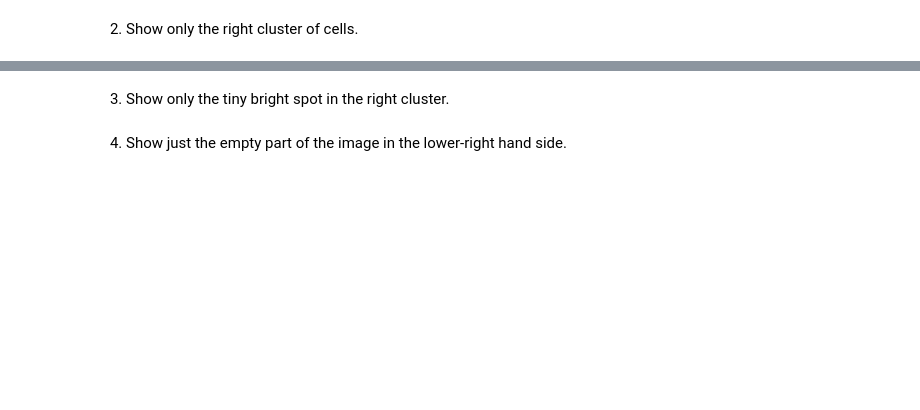
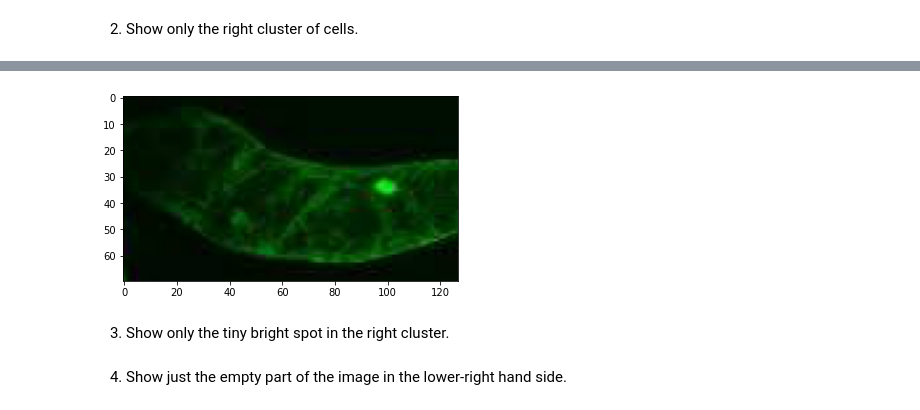
Before and after one commit to nickdelgrosso/Intro2Python, a Jupyter notebook: 6 Indexing Exercise.ipynb, the cells around one changed output, grey strips where cells are left out. Saved outputs shown, nothing was run; the diff lists cells and outputs as text; code cells hidden in the pictures; blank space fills up the shorter version.

```diff
--- a/6 Indexing Exercise.ipynb
+++ b/6 Indexing Exercise.ipynb
@@ -72,3 +87,7 @@ plt.imshow(new_image)
+# %%
+plt.imshow();
+# %% [output]
+[figure, added]
 # %% [markdown]
 3. Show only the tiny bright spot in the right cluster.
 # %% [markdown]
```
Also changed, not shown: parts of 5 cells of this notebook, 2 other files.
